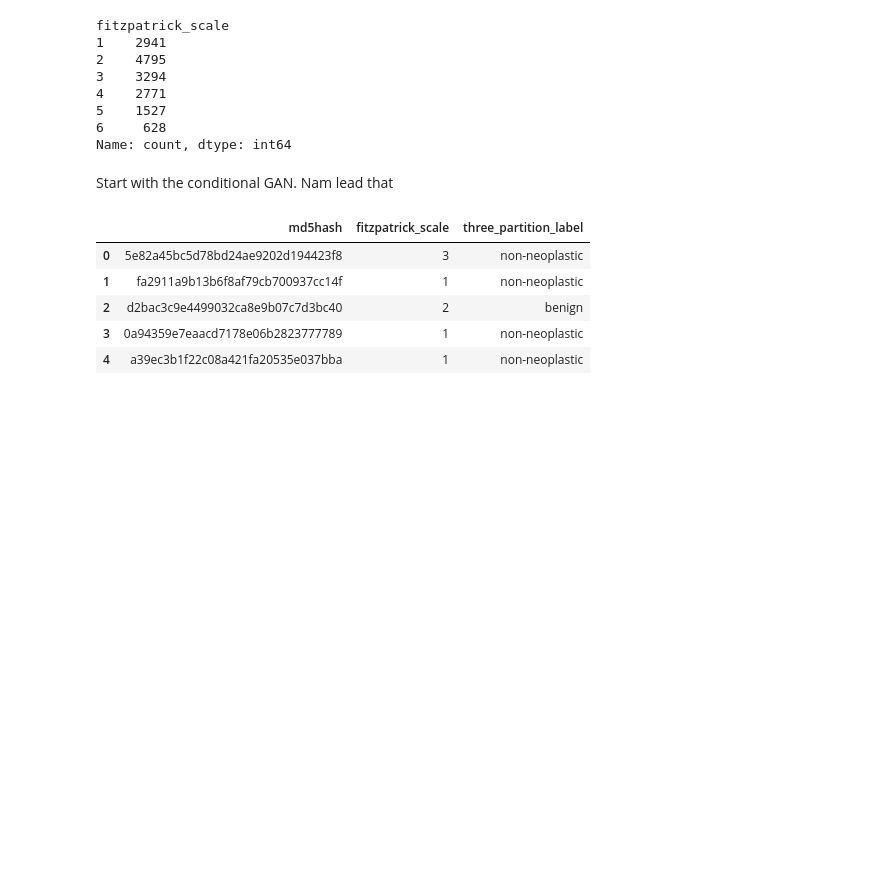
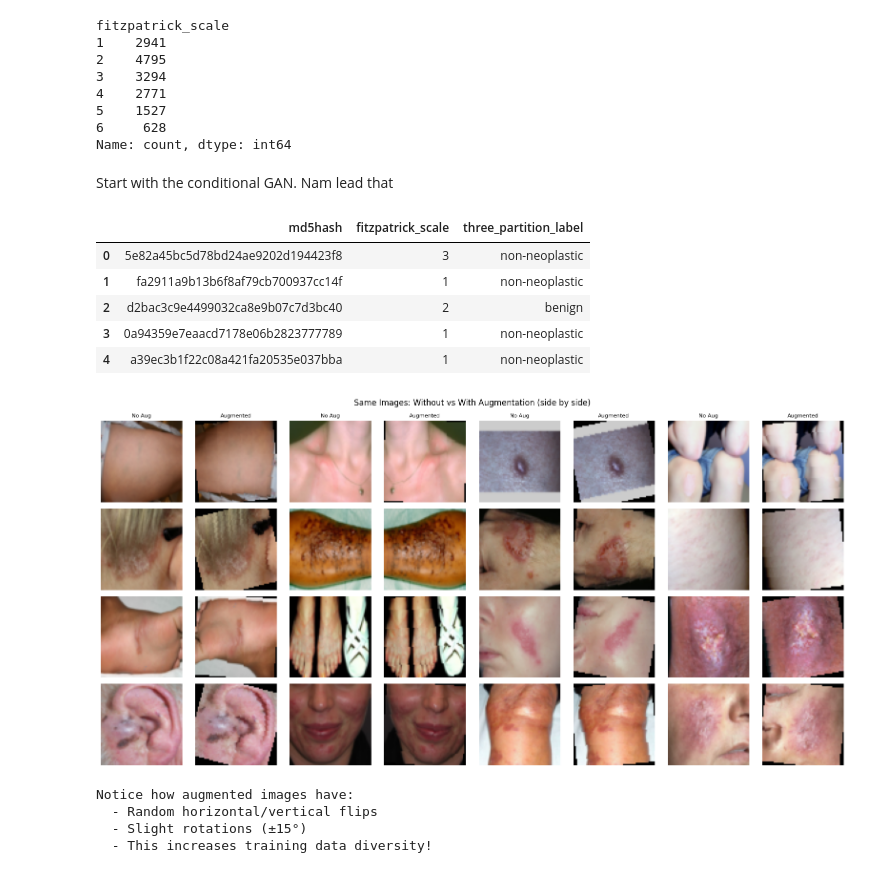
Before and after one commit to hoangnam310/SkinLesionBiasReduction, a Jupyter notebook: notebooks/data_exploration.ipynb, the cells around one changed output. Drawn from its saved outputs; the diff is of its cells as text; code cells hidden in the pictures; blank space fills up the shorter version.

```diff
--- a/notebooks/data_exploration.ipynb
+++ b/notebooks/data_exploration.ipynb
@@ -319,3 +330,57 @@ df_clean.head()
 | 2 | d2bac3c9e4499032ca8e9b07c7d3bc40 | 2 | benign |
 | 3 | 0a94359e7eaacd7178e06b2823777789 | 1 | non-neoplastic |
 | 4 | a39ec3b1f22c08a421fa20535e037bba | 1 | non-neoplastic |
+# %%
+# Compare dataset with vs without augmentation
+from data_process import get_dataloader
+
+# Load dataset WITHOUT augmentation (default)
+dataloader_no_aug, dataset_no_aug = get_dataloader(
+    csv_path=CSV_PATH,
+    image_dir=IMAGE_DIR,
+    batch_size=16,
+    shuffle=False
+)
+
+# Load dataset WITH augmentation
+dataloader_aug, dataset_aug = get_dataloader(
+    csv_path=CSV_PATH,
+    image_dir=IMAGE_DIR,
+    batch_size=16,
+    shuffle=False,
+    transform=get_augmented_transform(64)
+)
+
+# Get same batch from both
+images_no_aug, _, _ = next(iter(dataloader_no_aug))
+images_aug, _, _ = next(iter(dataloader_aug))
+
+# Visualize side by side
+fig, axes = plt.subplots(4, 8, figsize=(16, 8))
+
+for i in range(16):
+    row = i // 4
+    col_no_aug = (i % 4) * 2
+    col_aug = col_no_aug + 1
+
+    # No augmentation
+    axes[row, col_no_aug].imshow(tensor_to_image(images_no_aug[i]))
+    axes[row, col_no_aug].axis("off")
+    if row == 0:
+        axes[row, col_no_aug].set_title("No Aug", fontsize=8)
+
+    # With augmentation
+    axes[row, col_aug].imshow(tensor_to_image(images_aug[i]))
+    axes[row, col_aug].axis("off")
+    if row == 0:
+        axes[row, col_aug].set_title("Augmented", fontsize=8)
+
+plt.suptitle("Without vs With Augmentation", fontsize=12)
+plt.tight_layout()
+plt.show()
+# %% [output]
+[figure, added]
+Notice how augmented images have:
+  - Random horizontal/vertical flips
+  - Slight rotations (±15°)
+  - This increases training data diversity!
```
Also changed, not shown: parts of 3 cells of this notebook, 26 other files.
